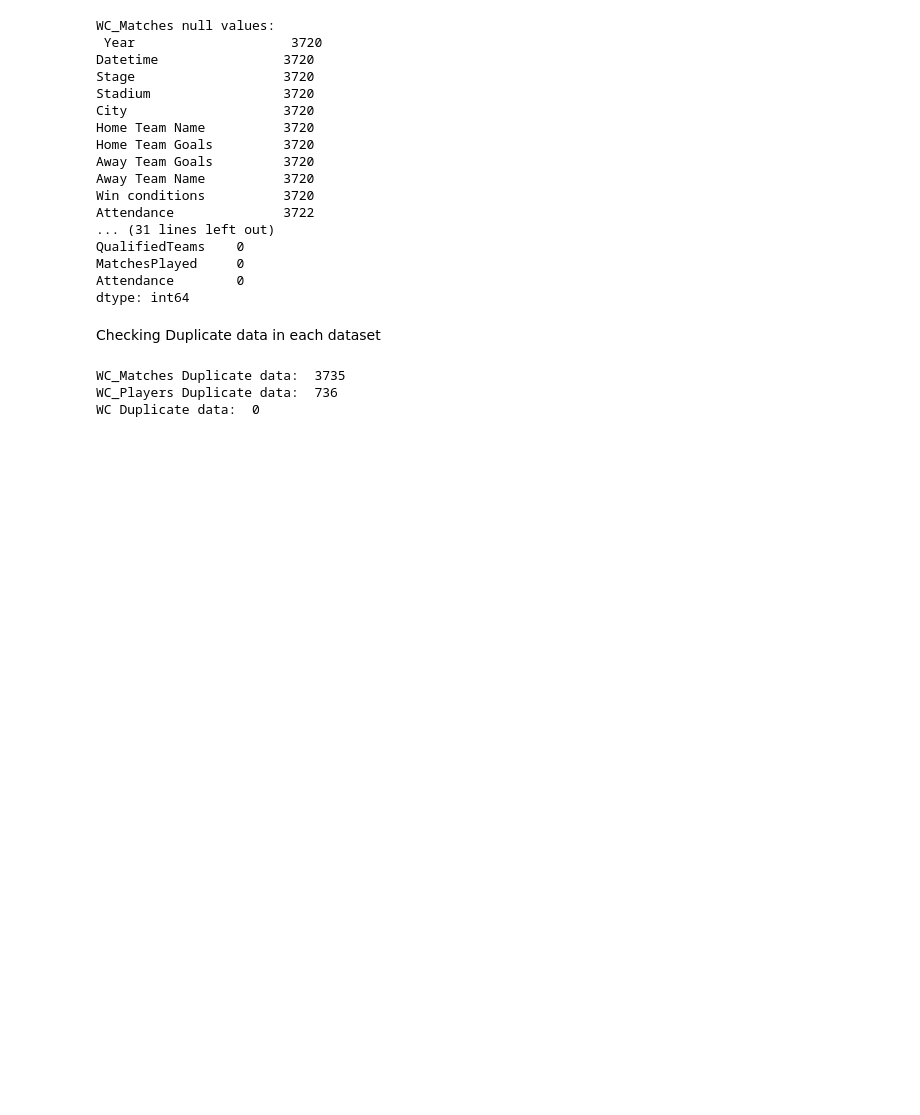
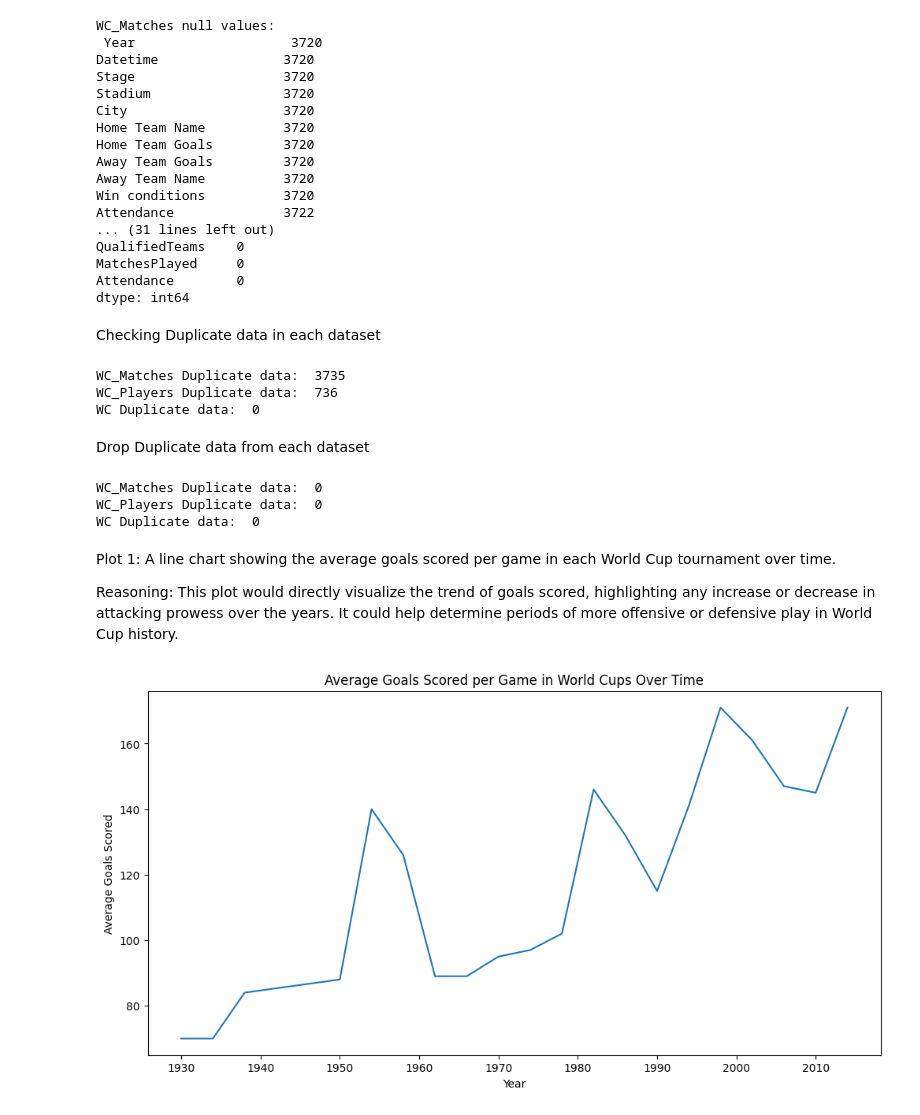
Before and after one commit to Rathod11jay/Unified_Mentor, a Jupyter notebook: FIFA_World_Cup_Analysis.ipynb, the cells around one changed output. Cells and saved outputs as stored; diff of their text form; code cells hidden in the pictures; blank space fills up the shorter version.

```diff
--- a/FIFA_World_Cup_Analysis.ipynb
+++ b/FIFA_World_Cup_Analysis.ipynb
@@ -114,3 +114,33 @@ print('WC Duplicate data: ', WC.duplicated().sum())
 WC_Matches Duplicate data:  3735
 WC_Players Duplicate data:  736
 WC Duplicate data:  0
+# %% [markdown]
+Drop Duplicate data from each dataset
+# %%
+WC_Matches.drop_duplicates(inplace=True)
+WC_Players.drop_duplicates(inplace=True)
+WC.drop_duplicates(inplace=True)
+
+print('WC_Matches Duplicate data: ', WC_Matches.duplicated().sum())
+print('WC_Players Duplicate data: ', WC_Players.duplicated().sum())
+print('WC Duplicate data: ', WC.duplicated().sum())
+# %% [output]
+WC_Matches Duplicate data:  0
+WC_Players Duplicate data:  0
+WC Duplicate data:  0
+# %% [markdown]
+Plot 1: A line chart showing the average goals scored per game in each World Cup tournament over time.
+
+Reasoning: This plot would directly visualize the trend of goals scored, highlighting any increase or decrease in attacking prowess over the years. It could help determine periods of more offensive or defensive play in World Cup history.
+# %%
+# Assuming 'WC' is your DataFrame with World Cup data
+WC['Year'] = pd.to_datetime(WC['Year'], format='%Y')
+avg_goals_per_year = WC.groupby('Year')['GoalsScored'].mean().reset_index()
+plt.figure(figsize=(12, 6))
+sns.lineplot(x='Year', y='GoalsScored', data=avg_goals_per_year)
+plt.title('Average Goals Scored per Game in World Cups Over Time')
+plt.xlabel('Year')
+plt.ylabel('Average Goals Scored')
+plt.show()
+# %% [output]
+[figure, added]
```
Also changed, not shown: parts of 4 cells of this notebook.
